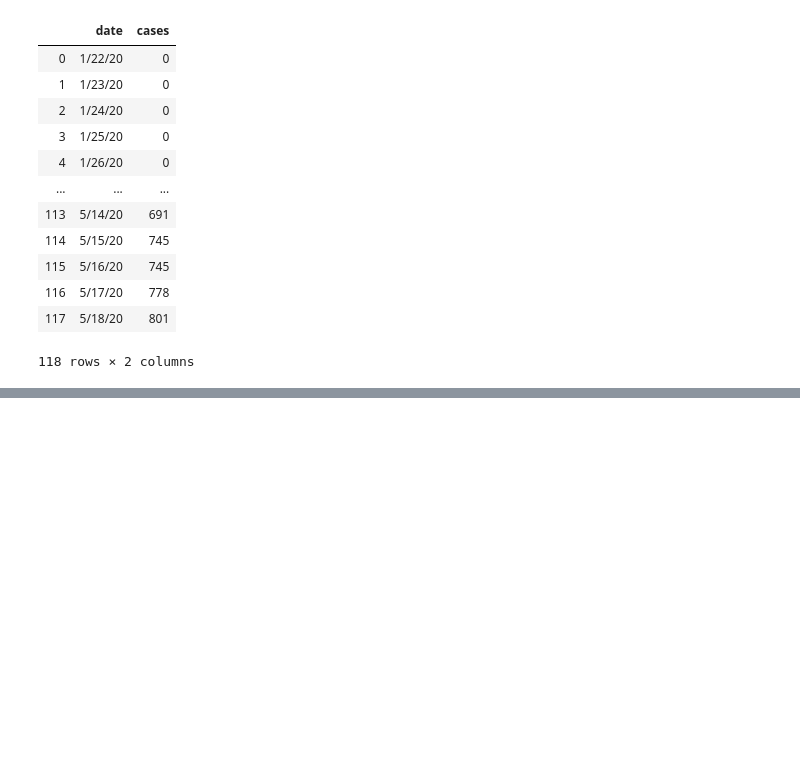
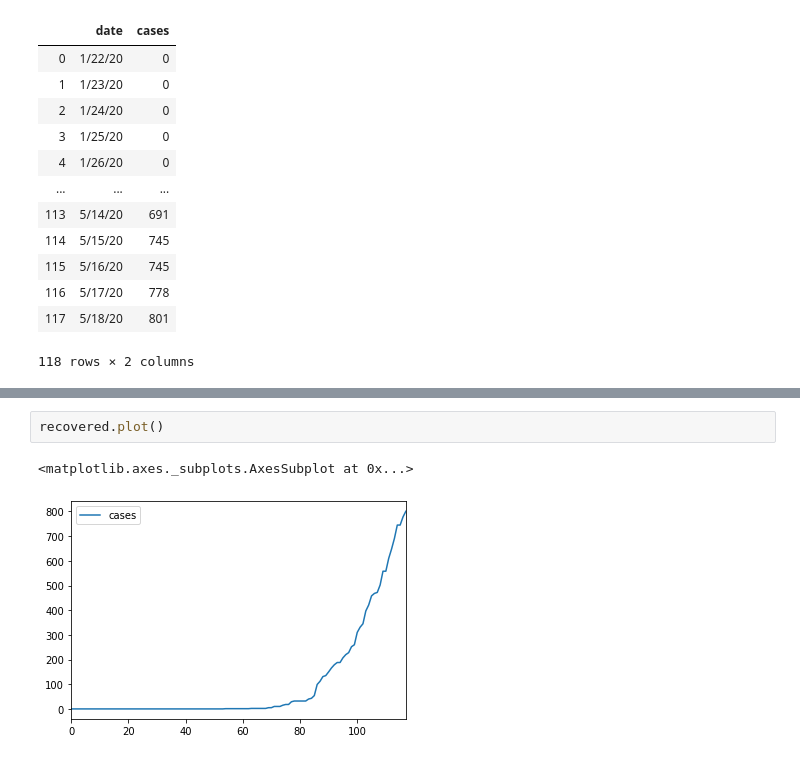
Before and after one commit to booknap/Data-analytics-time-series, a Jupyter notebook: auto_regression.ipynb, the cells around one changed output, grey strips where cells are left out. Drawn from its saved outputs; the diff is of its cells as text; blank space fills up the shorter version.

```diff
--- a/auto_regression.ipynb
+++ b/auto_regression.ipynb
@@ -81,0 +74,5 @@ ValueError: Pandas data cast to numpy dtype of object. Check input data with np.
+# %%
+recovered.plot()
+# %% [output]
+<matplotlib.axes._subplots.AxesSubplot at 0x...>
+[figure, added]
```
Also changed, not shown: parts of 4 cells of this notebook.
